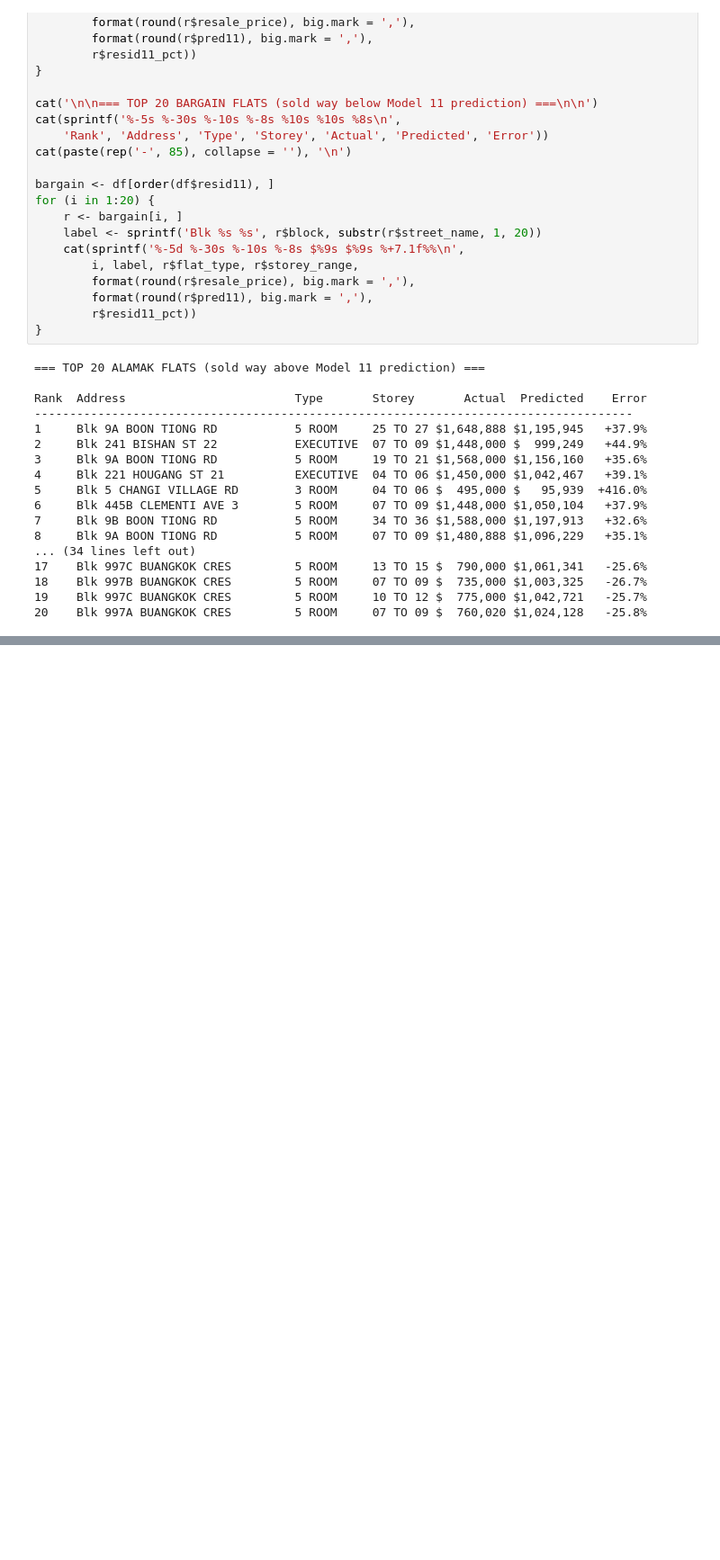
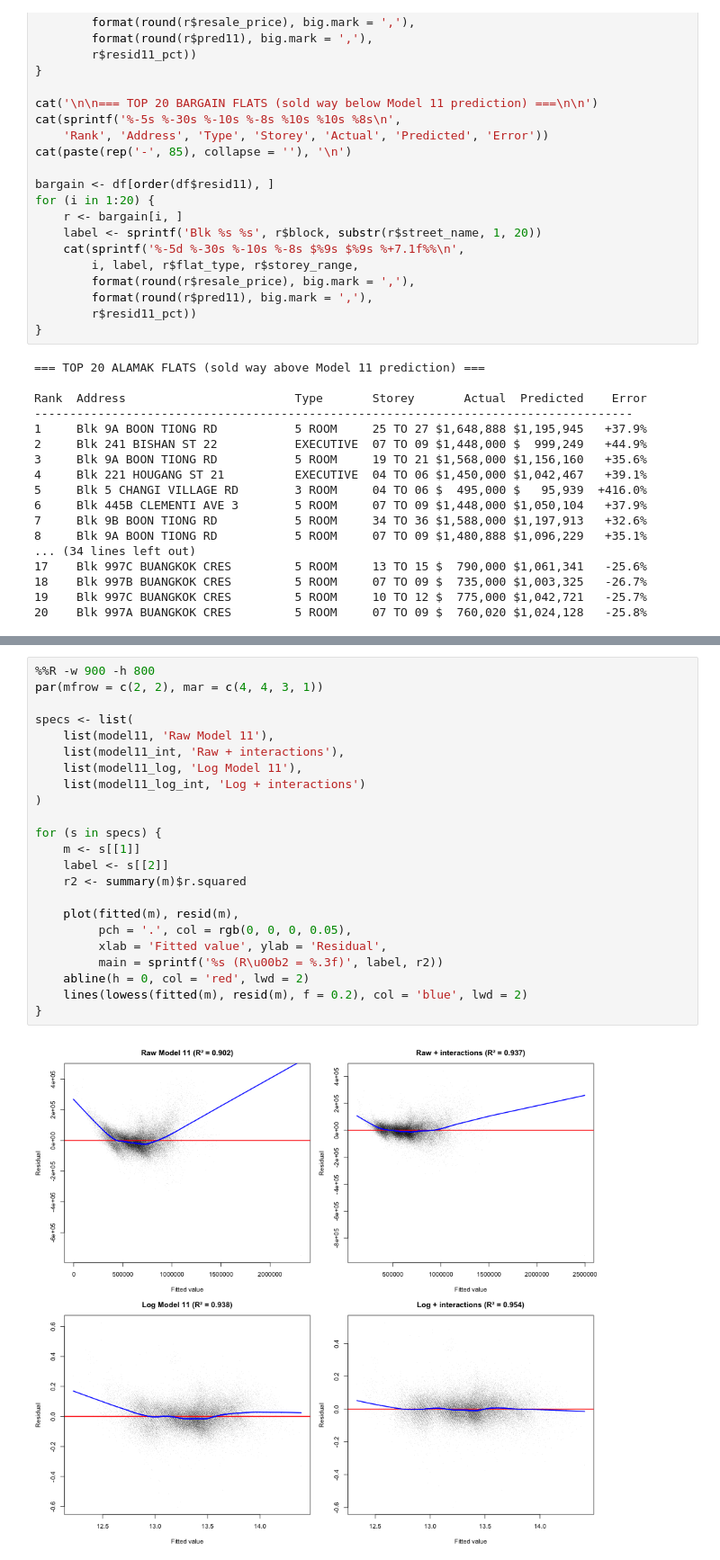
Before and after one commit to wongpeiting/hdb-regression, a Jupyter notebook: 14-revised-final-model.ipynb, the cells around one changed output, grey strips where cells are left out. Shown at 90% size. Drawn from its saved outputs; the diff is of its cells as text; blank space fills up the shorter version.

```diff
--- a/14-revised-final-model.ipynb
+++ b/14-revised-final-model.ipynb
@@ -461,0 +633,25 @@ The average Model 11 coefficient of $+1,189 per trailing 8 masks sharp variation
+# %%
+%%R -w 900 -h 800
+par(mfrow = c(2, 2), mar = c(4, 4, 3, 1))
+
+specs <- list(
+    list(model11, 'Raw Model 11'),
+    list(model11_int, 'Raw + interactions'),
+    list(model11_log, 'Log Model 11'),
+    list(model11_log_int, 'Log + interactions')
+)
+
+for (s in specs) {
+    m <- s[[1]]
+    label <- s[[2]]
+    r2 <- summary(m)$r.squared
+
+    plot(fitted(m), resid(m),
+         pch = '.', col = rgb(0, 0, 0, 0.05),
+         xlab = 'Fitted value', ylab = 'Residual',
+         main = sprintf('%s (R\u00b2 = %.3f)', label, r2))
+    abline(h = 0, col = 'red', lwd = 2)
+    lines(lowess(fitted(m), resid(m), f = 0.2), col = 'blue', lwd = 2)
+}
+# %% [output]
+[figure, added]
```
Also changed, not shown: parts of 8 cells of this notebook.
